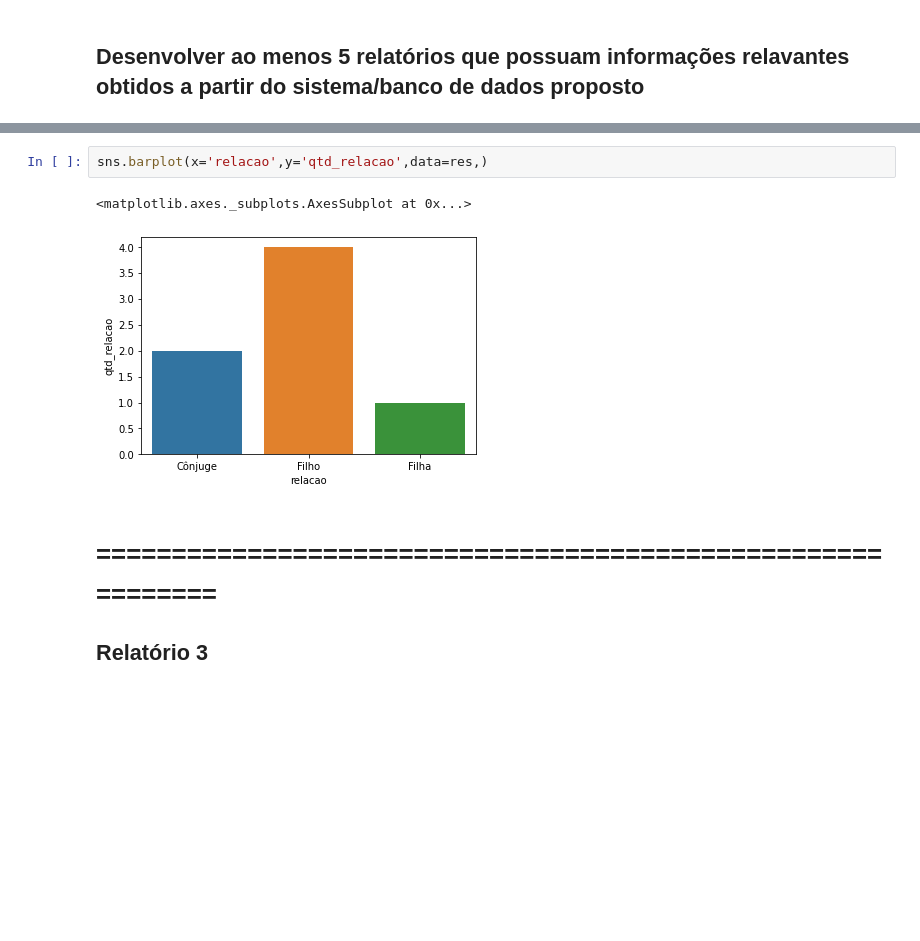
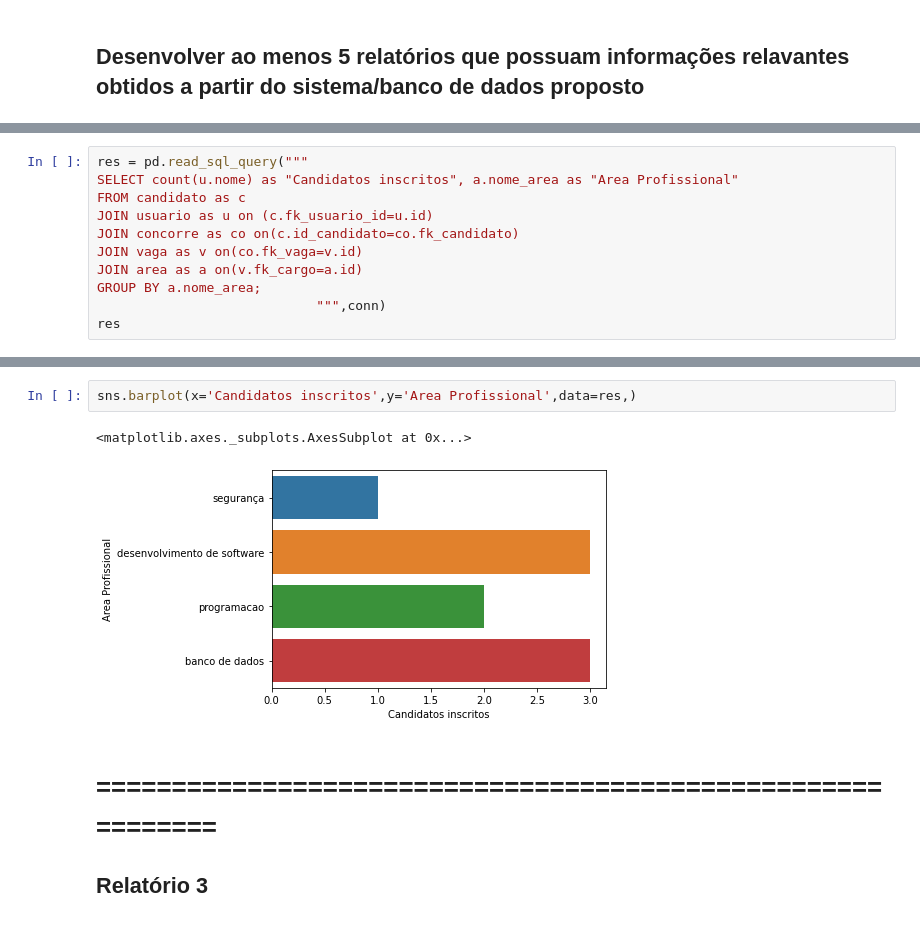
Before and after one commit to MateusLannes/Trabalho_BD1_2022, a Jupyter notebook: Files/ColabGHHL_Contrat.ipynb, the cells around one changed output, grey strips where cells are left out. Drawn from its saved outputs; the diff is of its cells as text; blank space fills up the shorter version.

```diff
--- a/Files/ColabGHHL_Contrat.ipynb
+++ b/Files/ColabGHHL_Contrat.ipynb
@@ -1460,0 +1444,11 @@ res
+# %%
+res = pd.read_sql_query("""
+SELECT count(u.nome) as "Candidatos inscritos", a.nome_area as "Area Profissional"
+FROM candidato as c
+JOIN usuario as u on (c.fk_usuario_id=u.id)
+JOIN concorre as co on(c.id_candidato=co.fk_candidato)
+JOIN vaga as v on(co.fk_vaga=v.id)
+JOIN area as a on(v.fk_cargo=a.id)
+GROUP BY a.nome_area;
+                            """,conn)
+res
@@ -1461,8 +1461,8 @@ res
 # %%
-sns.barplot(x='relacao',y='qtd_relacao',data=res,)
+sns.barplot(x='Candidatos inscritos',y='Area Profissional',data=res,)
 # %% [output]
 <matplotlib.axes._subplots.AxesSubplot at 0x...>
-[figure, old version]
+[figure, new version]
 # %% [markdown]
 # ============================================================
 ## Relatório 3
```
Also changed, not shown: parts of 9 cells of this notebook.
